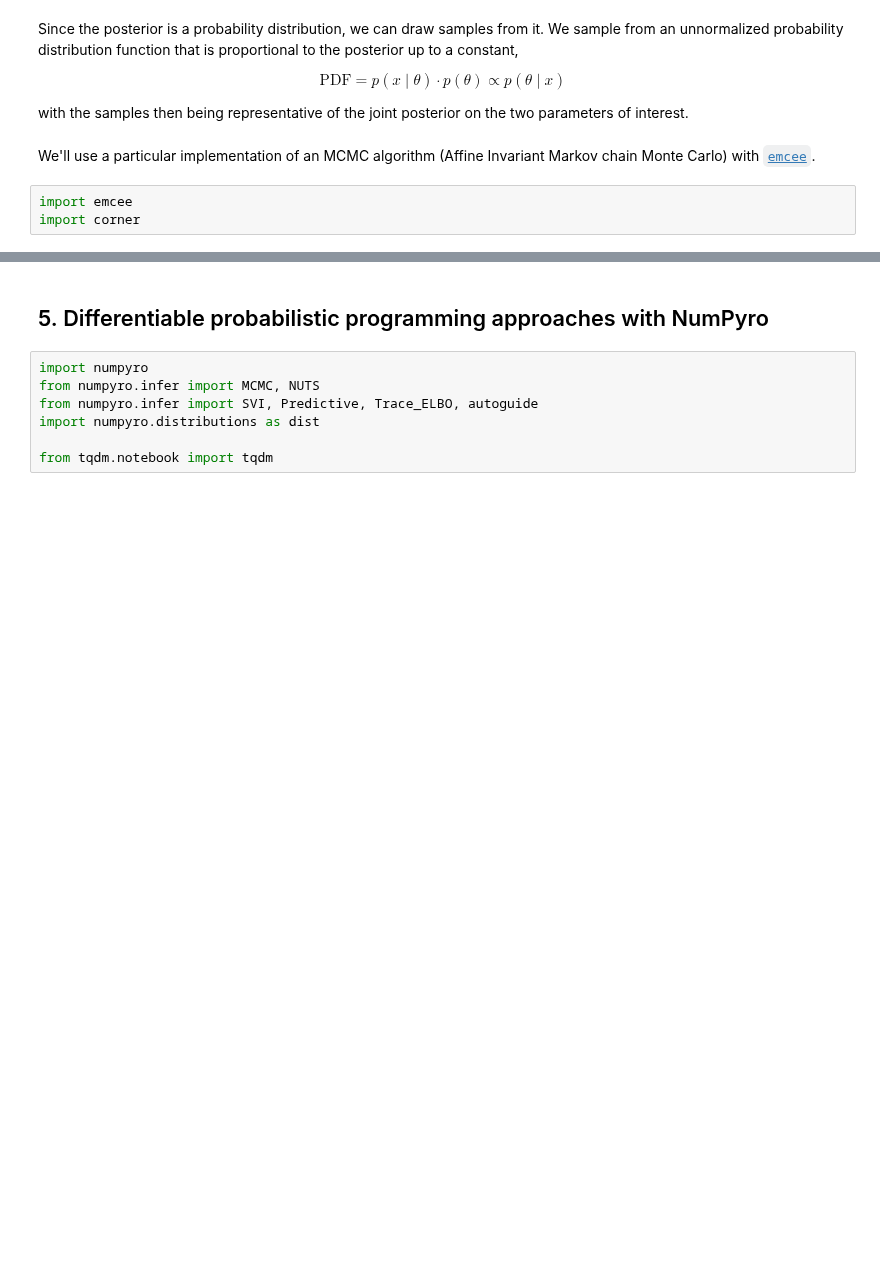
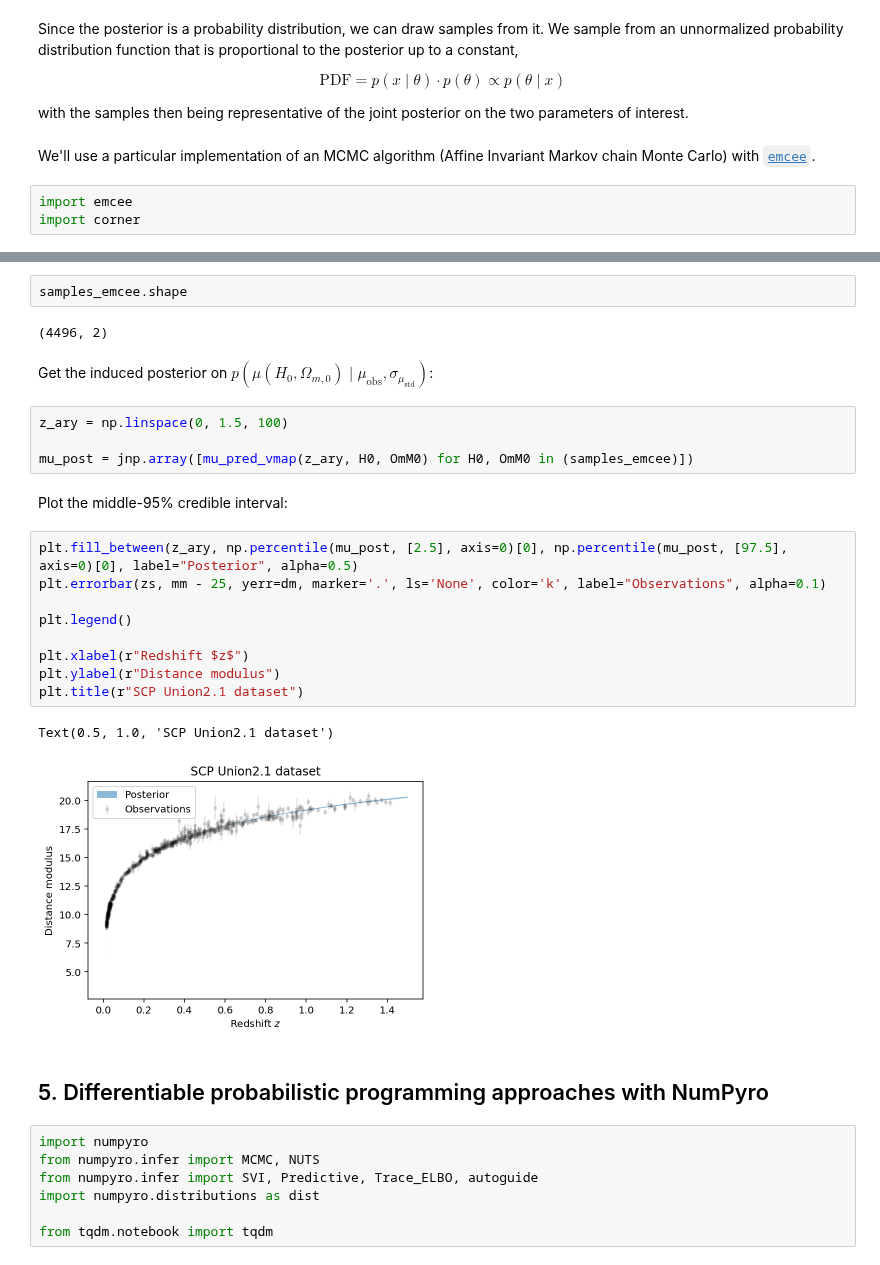
Before and after one commit to smsharma/deep-prob-prog-tutorials, a Jupyter notebook: 01_mcmc_and_vi.ipynb, the cells around one changed output, grey strips where cells are left out. Drawn from its saved outputs; the diff is of its cells as text; blank space fills up the shorter version.

```diff
--- a/01_mcmc_and_vi.ipynb
+++ b/01_mcmc_and_vi.ipynb
@@ -382,3 +402,27 @@ corner.corner(samples_emcee, truths=soln.x, labels=[r"$H_0$", r"$\Omega_{m,0}$"]
+# %%
+samples_emcee.shape
+# %% [output]
+(4496, 2)
+# %% [markdown]
+Get the induced posterior on $p\left(\mu(H_0, \Omega_{m,0})\mid \mu_\mathrm{obs}, \sigma_{\mu_\mathrm{std}}\right)$:
+# %%
+z_ary = np.linspace(0, 1.5, 100)
+
+mu_post = jnp.array([mu_pred_vmap(z_ary, H0, OmM0) for H0, OmM0 in (samples_emcee)])
+# %% [markdown]
+Plot the middle-95\% credible interval:
+# %%
+plt.fill_between(z_ary, np.percentile(mu_post, [2.5], axis=0)[0], np.percentile(mu_post, [97.5], axis=0)[0], label="Posterior", alpha=0.5)
+plt.errorbar(zs, mm - 25, yerr=dm, marker='.', ls='None', color='k', label="Observations", alpha=0.1)
+
+plt.legend()
+
+plt.xlabel(r"Redshift $z$")
+plt.ylabel(r"Distance modulus")
+plt.title(r"SCP Union2.1 dataset")
+# %% [output]
+Text(0.5, 1.0, 'SCP Union2.1 dataset')
+[figure, added]
 # %% [markdown]
 ## 5.&nbsp;Differentiable probabilistic programming approaches with NumPyro
 # %%
```
Also changed, not shown: parts of 55 cells of this notebook.
